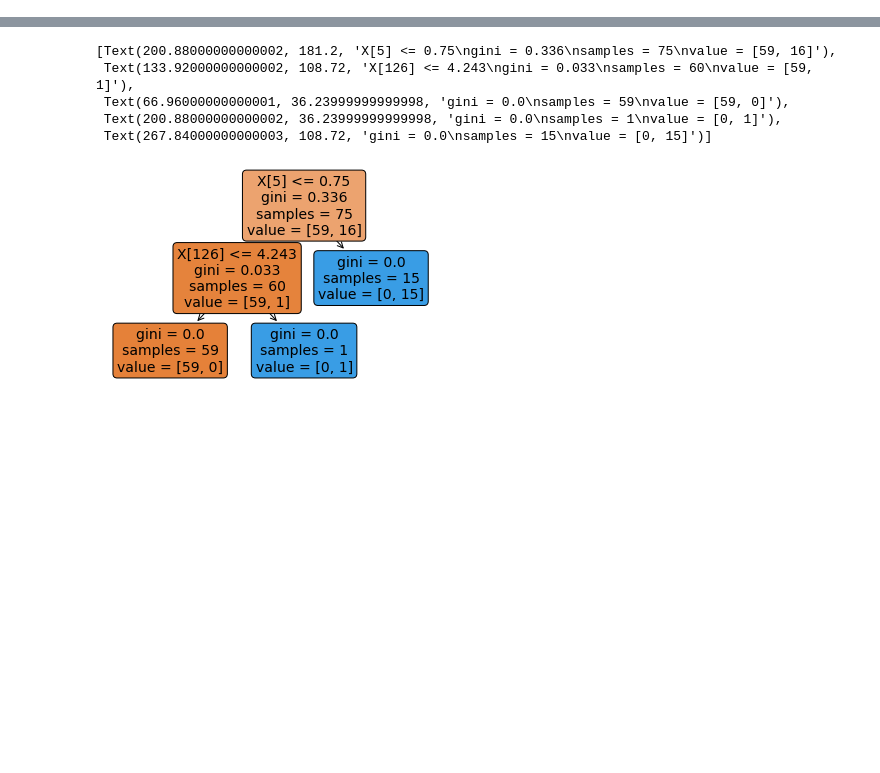
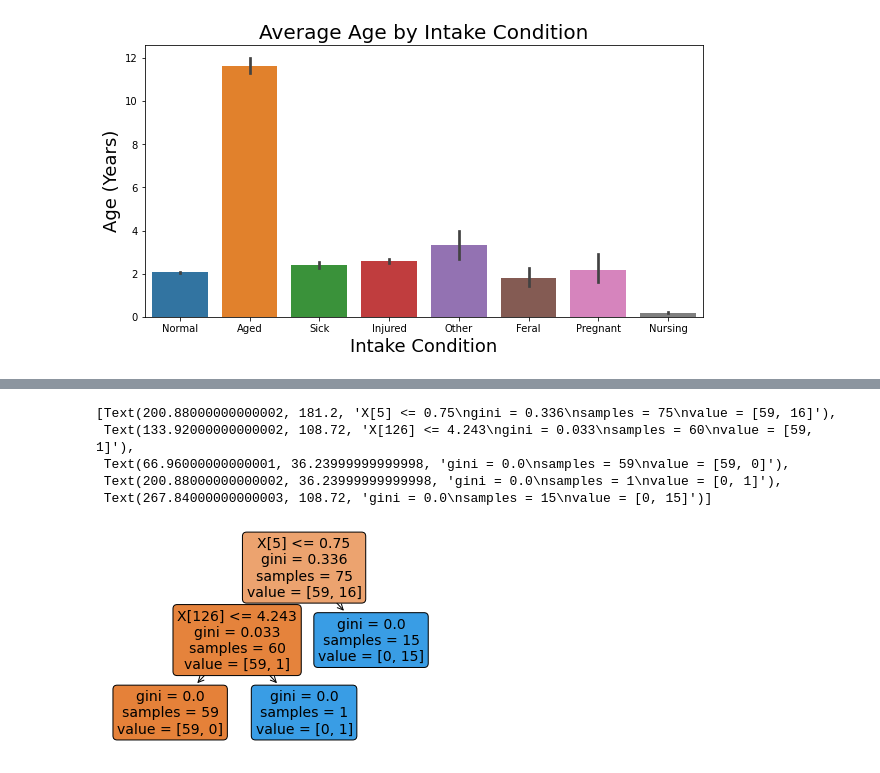
Before and after one commit to hookjamesa/austin_animal_shelter_analysis, a Jupyter notebook: segment2_starter_code.ipynb, the cells around one changed output, grey strips where cells are left out. Drawn from its saved outputs; the diff is of its cells as text; code cells hidden in the pictures; blank space fills up the shorter version.

```diff
--- a/segment2_starter_code.ipynb
+++ b/segment2_starter_code.ipynb
@@ -182,0 +284,9 @@ X_test_scaled = X_scaler.transform(X_test)
+# %%
+# Plot bar plot (intake_condition, age)
+plt.figure(figsize=(10,5))
+sns.barplot(x=explortory_df['intake_condition'], y=explortory_df['age_upon_intake_years'])
+plt.title('Average Age by Intake Condition', fontsize=20);
+plt.xlabel('Intake Condition', fontsize=18)
+plt.ylabel('Age (Years)', fontsize=18);
+# %% [output]
+[figure, added]
```
Also changed, not shown: parts of 59 cells of this notebook.
